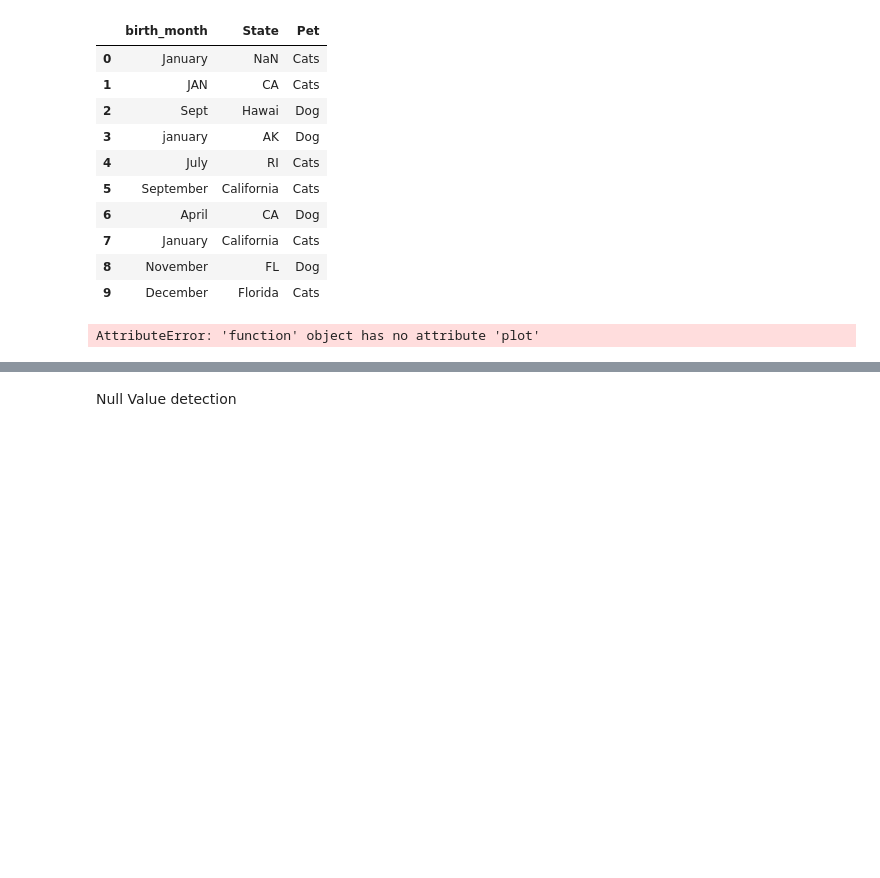
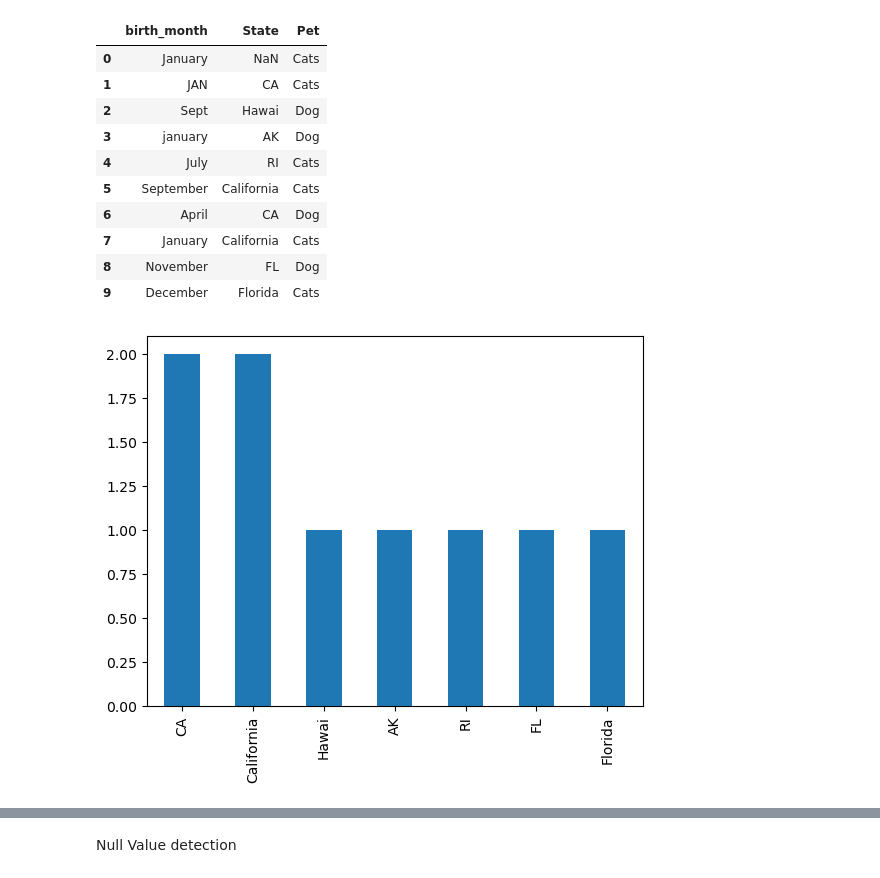
Before and after one commit to AbdulrahmanYusuf/ArewaDS-Machine-Learning-Assignments, a Jupyter notebook: week2/datapre.ipynb, the cells around one changed output, grey strips where cells are left out. Saved outputs shown, nothing was run; the diff lists cells and outputs as text; code cells hidden in the pictures; blank space fills up the shorter version.

```diff
--- a/week2/datapre.ipynb
+++ b/week2/datapre.ipynb
@@ -18,7 +18,7 @@ form_df
 | 8 | November | FL | Dog |
 | 9 | December | Florida | Cats |
 # %%
-form_df['State'].value_counts.plot(kind='bar')
+form_df['State'].value_counts().plot(kind='bar')
 plt.show()
 # %% [output]
-AttributeError: 'function' object has no attribute 'plot'
+[figure, added]
```
Also changed, not shown: parts of 10 cells of this notebook, 9 other files.
